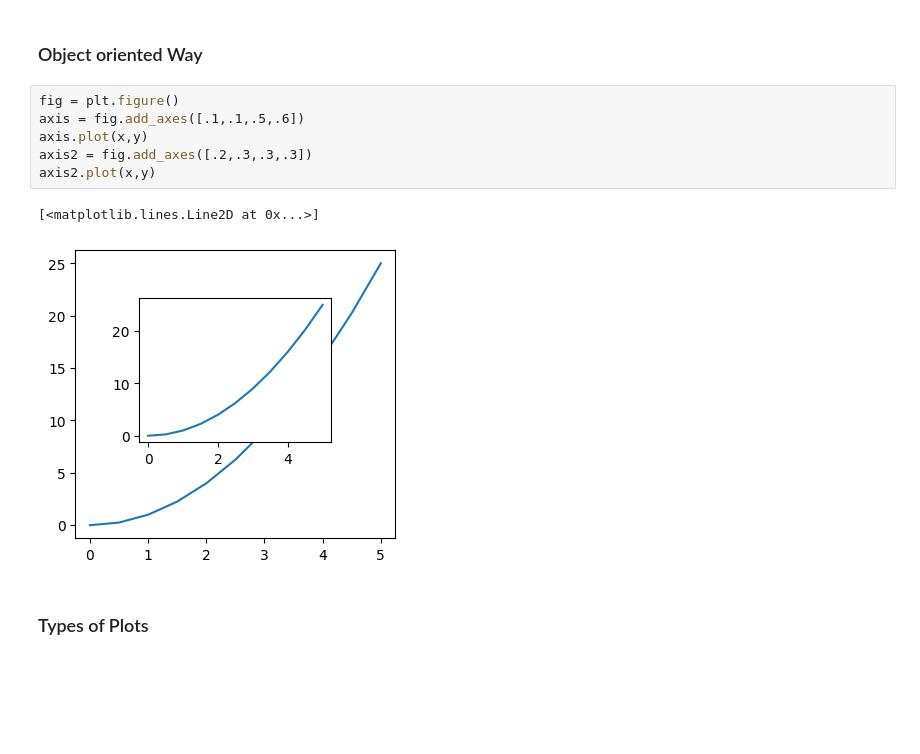
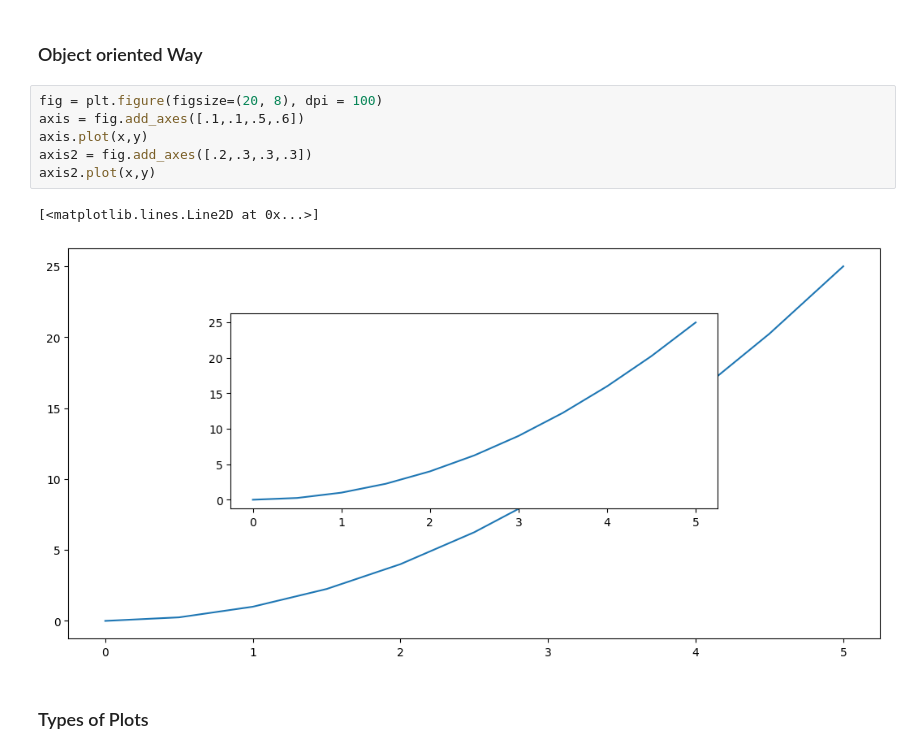
Before and after one commit to Maaaccc05/ML-Learning, a Jupyter notebook: Matplotlib/matplotlib.ipynb, the cells around one changed output. Drawn from its saved outputs; the diff is of its cells as text; blank space fills up the shorter version.

```diff
--- a/Matplotlib/matplotlib.ipynb
+++ b/Matplotlib/matplotlib.ipynb
@@ -35,13 +35,13 @@ plt.plot(y ** 2, x)
 # %% [markdown]
 ### Object oriented Way
 # %%
-fig = plt.figure()
+fig = plt.figure(figsize=(20, 8), dpi = 100)
 axis = fig.add_axes([.1,.1,.5,.6])
 axis.plot(x,y)
 axis2 = fig.add_axes([.2,.3,.3,.3])
 axis2.plot(x,y)
 # %% [output]
 [<matplotlib.lines.Line2D at 0x...>]
-[figure, old version]
+[figure, new version]
 # %% [markdown]
 ### Types of Plots
```
Also changed, not shown: parts of 12 cells of this notebook, 2 other files.
